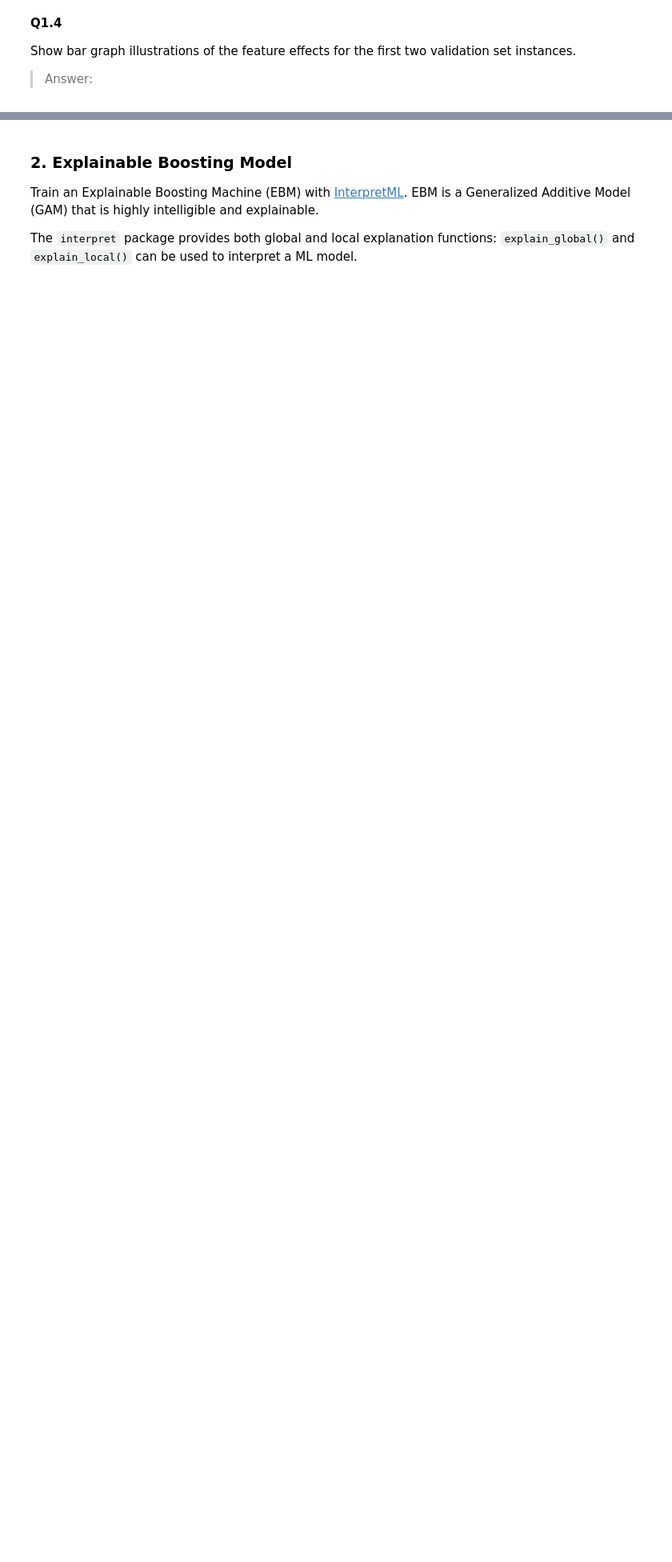
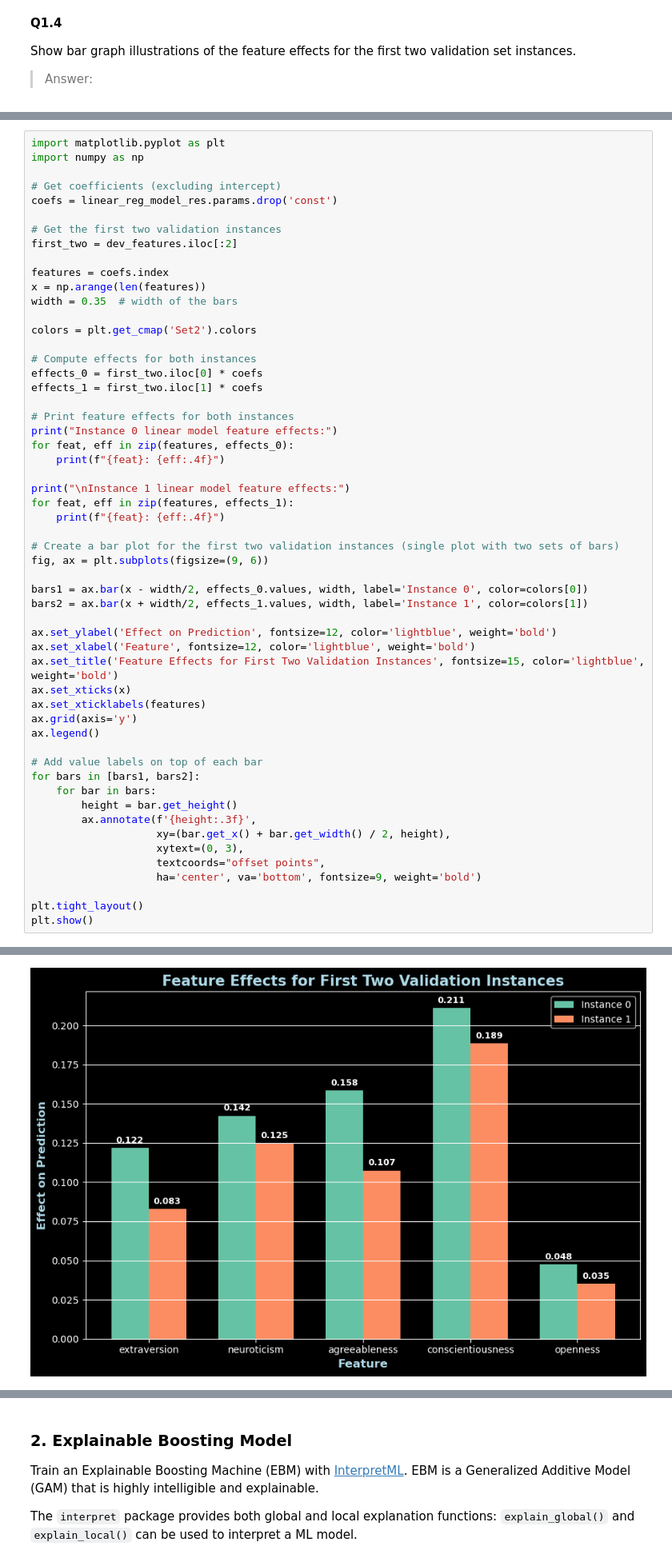
Before and after one commit to BarGinger/HCML-Explainability, a Jupyter notebook: Prog_Explainability_Group_10_part2.ipynb, the cells around one changed output, grey strips where cells are left out. Shown at 80% size. Cells and saved outputs as stored; diff of their text form; blank space fills up the shorter version.

```diff
--- a/Prog_Explainability_Group_10_part2.ipynb
+++ b/Prog_Explainability_Group_10_part2.ipynb
@@ -180,0 +244,56 @@ Reflection: why would training a regression tree not work well for this dataset
+# %%
+import matplotlib.pyplot as plt
+import numpy as np
+
+# Get coefficients (excluding intercept)
+coefs = linear_reg_model_res.params.drop('const')
+
+# Get the first two validation instances
+first_two = dev_features.iloc[:2]
+
+features = coefs.index
+x = np.arange(len(features))
+width = 0.35  # width of the bars
+
+colors = plt.get_cmap('Set2').colors
+
+# Compute effects for both instances
+effects_0 = first_two.iloc[0] * coefs
+effects_1 = first_two.iloc[1] * coefs
+
+# Print feature effects for both instances
+print("Instance 0 linear model feature effects:")
+for feat, eff in zip(features, effects_0):
+    print(f"{feat}: {eff:.4f}")
+
+print("\nInstance 1 linear model feature effects:")
+for feat, eff in zip(features, effects_1):
+    print(f"{feat}: {eff:.4f}")
+
+# Create a bar plot for the first two validation instances (single plot with two sets of bars)
+fig, ax = plt.subplots(figsize=(9, 6))
+
+bars1 = ax.bar(x - width/2, effects_0.values, width, label='Instance 0', color=colors[0])
+bars2 = ax.bar(x + width/2, effects_1.values, width, label='Instance 1', color=colors[1])
+
+ax.set_ylabel('Effect on Prediction', fontsize=12, color='lightblue', weight='bold')
+ax.set_xlabel('Feature', fontsize=12, color='lightblue', weight='bold')
+ax.set_title('Feature Effects for First Two Validation Instances', fontsize=15, color='lightblue', weight='bold')
+ax.set_xticks(x)
+ax.set_xticklabels(features)
+ax.grid(axis='y')
+ax.legend()
+
+# Add value labels on top of each bar
+for bars in [bars1, bars2]:
+    for bar in bars:
+        height = bar.get_height()
+        ax.annotate(f'{height:.3f}',
+                    xy=(bar.get_x() + bar.get_width() / 2, height),
+                    xytext=(0, 3),
+                    textcoords="offset points",
+                    ha='center', va='bottom', fontsize=9, weight='bold')
+
+plt.tight_layout()
+plt.show()
+# %% [output]
@@ -180,0 +313 @@ Reflection: why would training a regression tree not work well for this dataset
+[figure, added]
```
Also changed, not shown: parts of 30 cells of this notebook.
